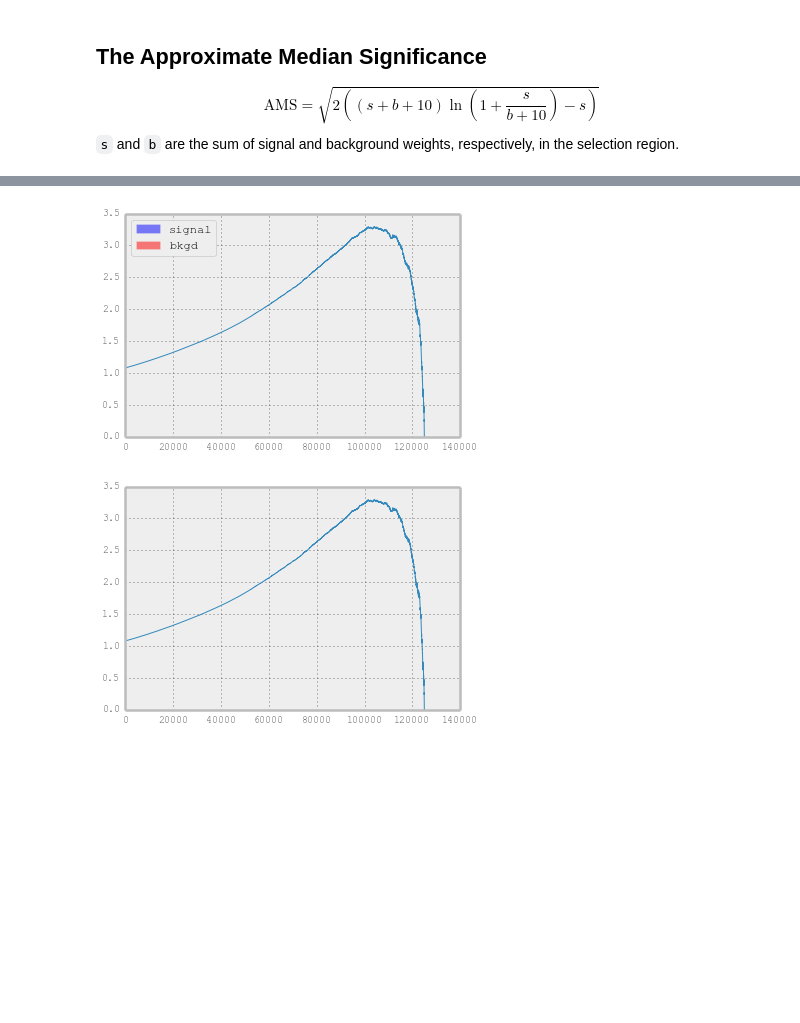
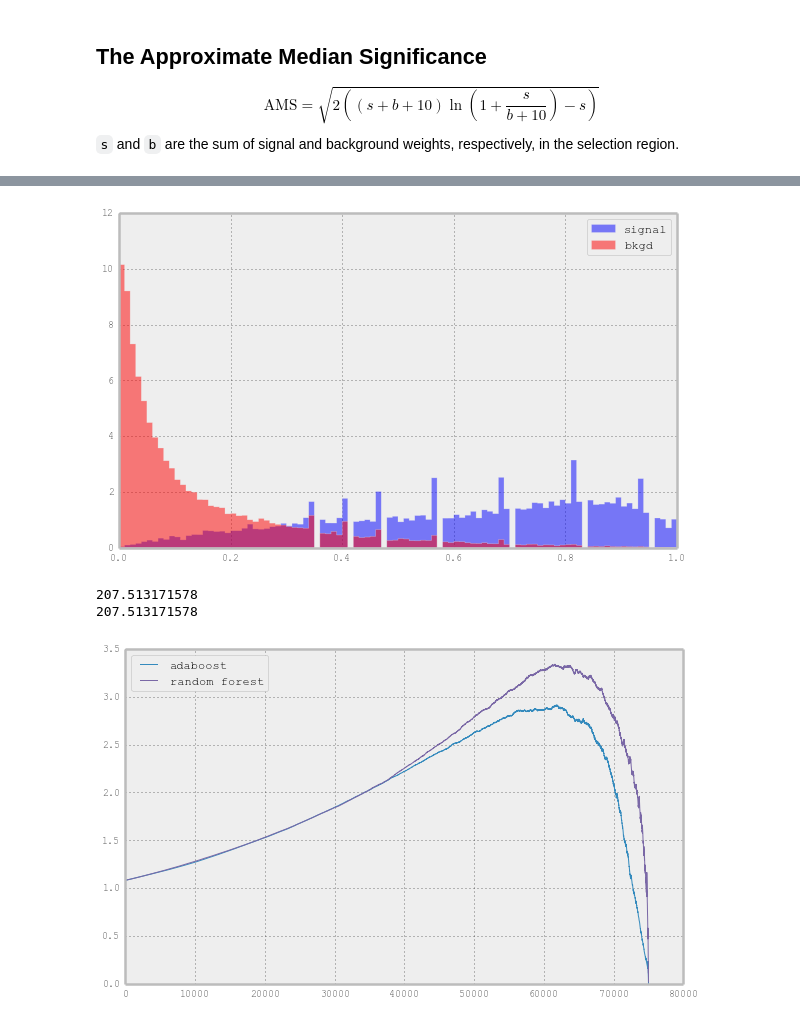
Before and after one commit to Djabbz/SOS14_practical_session, a Jupyter notebook: SOS.ipynb, the cells around one changed output, grey strips where cells are left out. Saved outputs shown, nothing was run; the diff lists cells and outputs as text; code cells hidden in the pictures; blank space fills up the shorter version.

```diff
--- a/SOS.ipynb
+++ b/SOS.ipynb
@@ -173,2 +178,2 @@ random_forest_weighted = SOS.load_model('rf_1000.pickle')
 # %%
-random_forest_bad = SOS.load_model('rf_100.pickle') #ens.RandomForestClassifier(n_estimators=100, max_depth=None).fit(train_X, train_Y, sample_weight=train_W.values) #, sample_weight=train_W
+random_forest = ens.RandomForestClassifier(n_estimators=100).fit(train_X, train_Y, sample_weight=train_W)
@@ -203 +203,3 @@ array([[ 0.79,  0.21],
+# %%
+rf_valid_scores = random_forest.predict_proba(valid_X)
 # %%
@@ -208,9 +210,11 @@ SOS.hist_scores(valid_scores, valid_Y.values, weights=W.values)
-# %%
-# the options by default are (bins=100, normed=True, ln=True, plot_ams=False)
-SOS.hist_scores_log(valid_scores, valid_Y.values, weights=W.values, plot_ams=True, weight_factor=weight_factor)
-# %% [output]
-[figure, removed]
-# %%
-SOS.plot_AMS(valid_scores, valid_Y.values, W.values, weight_factor)
-# %% [output]
-[figure, removed]
+# %%
+SOS.hist_scores(rf_valid_scores, valid_Y, weights=unnormalized_valid_W)
+# %% [output]
+[figure, added]
+# %%
+SOS.plot_AMS(ab_valid_scores, valid_Y, unnormalized_valid_W, weight_factor, label='adaboost')
+SOS.plot_AMS(rf_valid_scores, valid_Y, unnormalized_valid_W, weight_factor, label='random forest')
+# %% [output]
+207.513171578
+207.513171578
+[figure, added]
```
Also changed, not shown: parts of 37 cells of this notebook, 1 other file.
